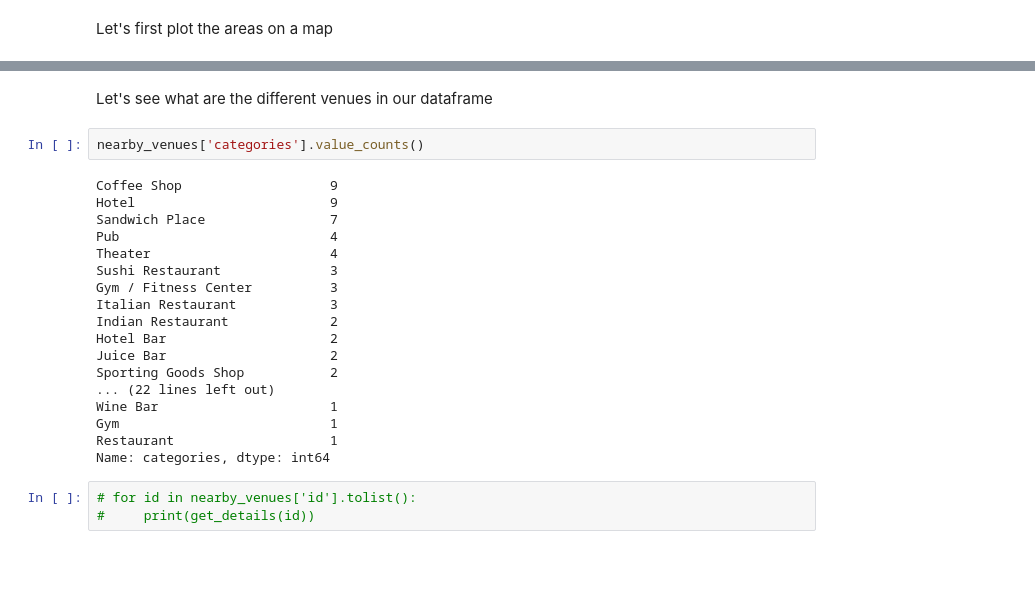
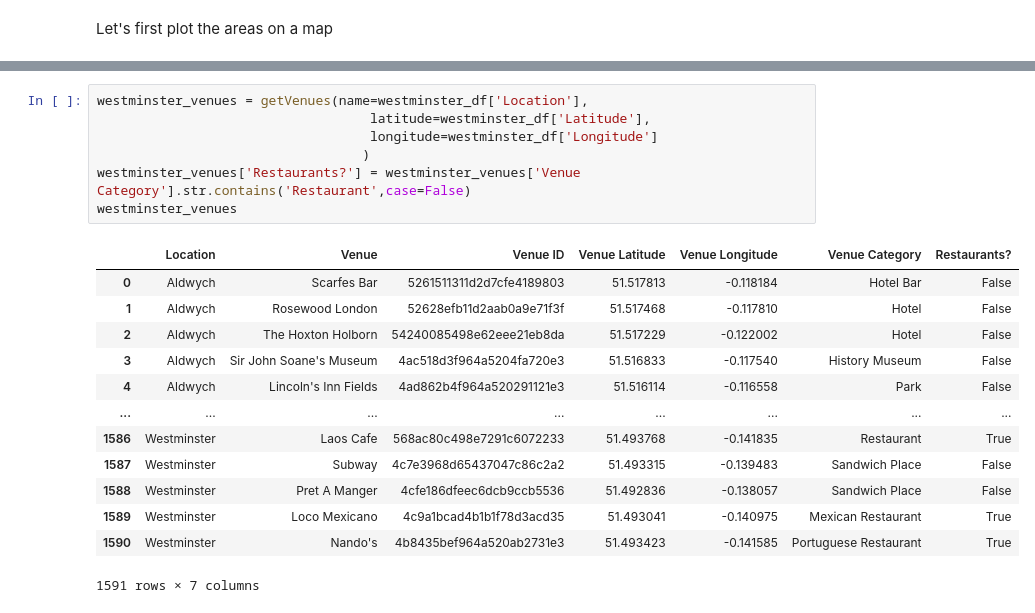
Before and after one commit to paul3bin/Coursera_Capstone, a Jupyter notebook: Battle_of_Neighborhoods_Project.ipynb, the cells around one changed output, grey strips where cells are left out. Cells and saved outputs as stored; diff of their text form; blank space fills up the shorter version.

```diff
--- a/Battle_of_Neighborhoods_Project.ipynb
+++ b/Battle_of_Neighborhoods_Project.ipynb
@@ -444,25 +425,21 @@ nearby_venues
-# %% [markdown]
-Let's see what are the different venues in our dataframe
-# %%
-nearby_venues['categories'].value_counts()
-# %% [output]
-Coffee Shop                   9
-Hotel                         9
-Sandwich Place                7
-Pub                           4
-Theater                       4
-Sushi Restaurant              3
-Gym / Fitness Center          3
-Italian Restaurant            3
-Indian Restaurant             2
-Hotel Bar                     2
-Juice Bar                     2
-Sporting Goods Shop           2
-... (22 lines left out)
-Wine Bar                      1
-Gym                           1
-Restaurant                    1
-Name: categories, dtype: int64
-# %%
-# for id in nearby_venues['id'].tolist():
-#     print(get_details(id))
+# %%
+westminster_venues = getVenues(name=westminster_df['Location'],
+                                   latitude=westminster_df['Latitude'],
+                                   longitude=westminster_df['Longitude']
+                                  )
+westminster_venues['Restaurants?'] = westminster_venues['Venue Category'].str.contains('Restaurant',case=False)
+westminster_venues
+# %% [output]
+|  | Location | Venue | Venue ID | Venue Latitude | Venue Longitude | Venue Category | Restaurants? |
+| 0 | Aldwych | Scarfes Bar | 5261511311d2d7cfe4189803 | 51.517813 | -0.118184 | Hotel Bar | False |
+| 1 | Aldwych | Rosewood London | 52628efb11d2aab0a9e71f3f | 51.517468 | -0.117810 | Hotel | False |
+| 2 | Aldwych | The Hoxton Holborn | 54240085498e62eee21eb8da | 51.517229 | -0.122002 | Hotel | False |
+| 3 | Aldwych | Sir John Soane's Museum | 4ac518d3f964a5204fa720e3 | 51.516833 | -0.117540 | History Museum | False |
+| 4 | Aldwych | Lincoln's Inn Fields | 4ad862b4f964a520291121e3 | 51.516114 | -0.116558 | Park | False |
+| ... | ... | ... | ... | ... | ... | ... | ... |
+| 1586 | Westminster | Laos Cafe | 568ac80c498e7291c6072233 | 51.493768 | -0.141835 | Restaurant | True |
+| 1587 | Westminster | Subway | 4c7e3968d65437047c86c2a2 | 51.493315 | -0.139483 | Sandwich Place | False |
+| 1588 | Westminster | Pret A Manger | 4cfe186dfeec6dcb9ccb5536 | 51.492836 | -0.138057 | Sandwich Place | False |
+| 1589 | Westminster | Loco Mexicano | 4c9a1bcad4b1b1f78d3acd35 | 51.493041 | -0.140975 | Mexican Restaurant | True |
+| 1590 | Westminster | Nando's | 4b8435bef964a520ab2731e3 | 51.493423 | -0.141585 | Portuguese Restaurant | True |
+1591 rows × 7 columns
```
Also changed, not shown: parts of 24 cells of this notebook.
